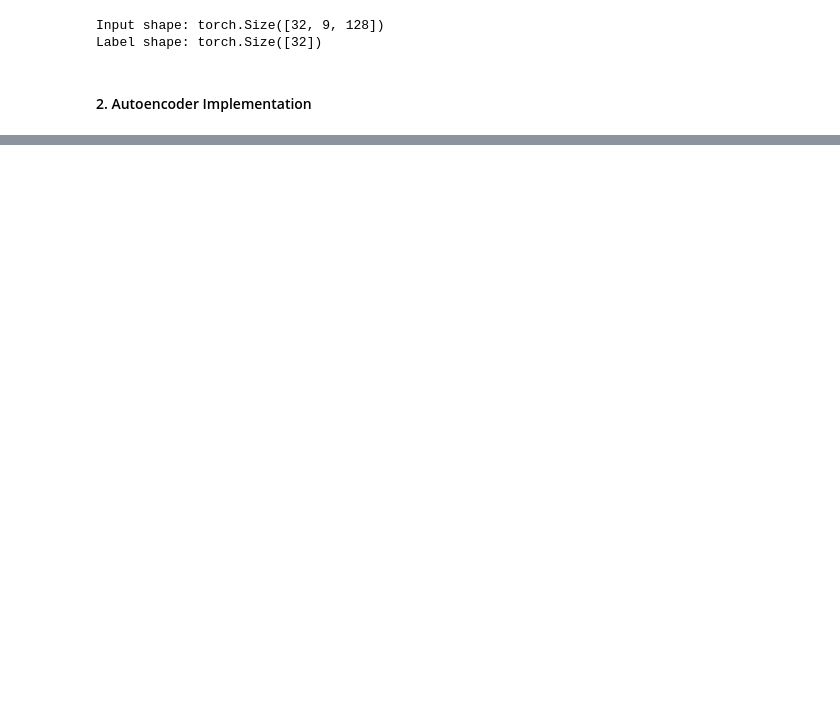
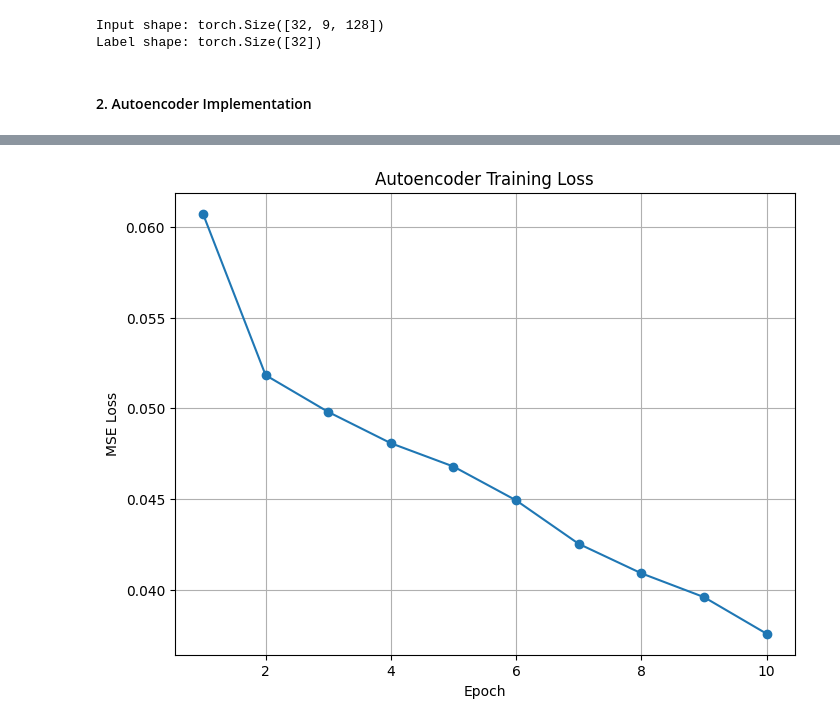
Before and after one commit to kkipngenokoech/MathsRequiredForAI, a Jupyter notebook: INTRO TO ML/HW4/q4.ipynb, the cells around one changed output, grey strips where cells are left out. Drawn from its saved outputs; the diff is of its cells as text; code cells hidden in the pictures; blank space fills up the shorter version.

```diff
--- a/INTRO TO ML/HW4/q4.ipynb
+++ b/INTRO TO ML/HW4/q4.ipynb
@@ -574,30 +582,38 @@ Label shape: torch.Size([32])
 
 #### 2. Autoencoder Implementation
 # %%
-import torch
 import torch.nn as nn
 import torch.optim as optim
-from torch.utils.data import Dataset, DataLoader
+import matplotlib.pyplot as plt
 
-# 2. Autoencoder Implementation
 class TimeSeriesAE(nn.Module):
-    def __init__(self, input_size=9, hidden_size = 64, encoding_dim=64):
+    def __init__(self, input_size=9, seq_length=128, hidden_size=64, encoding_dim=64):
         super().__init__()
+
+        # Transpose the input before feeding to GRU
+        self.input_size = input_size
+        self.seq_length = seq_length
+
         # Encoder
-         # TODO: bidirectional GRU with proper hidden layer size
-        self.encoder = nn.GRU(input_size, hidden_size, bidirectional=True, batch_first=True)
-        # TODO: fully connected layer for the encoder (output encoder_dim)
+        self.encoder = nn.GRU(input_size=input_size,
+                             hidden_size=hidden_size,
+                             batch_first=True,
+                             bidirectional=True)
         self.enc_fc = nn.Linear(hidden_size * 2, encoding_dim)  # *2 for bidirectional
 
         # Decoder
-        # TODO: fully connected layer for the decoder
-        self.dec_fc = nn.Linear(encoding_dim, hidden_size * 2)  # *2 for bidirectional
-        # TODO: bidirectional GRU with proper input and hidden layer size
-        self.decoder =  nn.GRU(hidden_size * 2, hidden_size, bidirectional=True, batch_first=True)
-        self.output_layer = torch.nn.Linear(hidden_size * 2, input_size) # fully connected layer for the output ( ouput is the input size)
-        # note The input is is hidden_size*2 for bidirectional
+        self.dec_fc = nn.Linear(encoding_dim, hidden_size)
+        self.decoder = nn.GRU(input_size=hidden_size,
+                              hidden_size=hidden_size,
+                              batch_first=True,
+                              bidirectional=True)
+        self.output_layer = nn.Linear(hidden_size * 2, input_size)  # Output matches input features
 
     def forward(self, x):
+        # x shape: [batch_size, num_features, seq_length]
+        # Need to transpose to [batch_size, seq_length, num_features]
+        x = x.transpose(1, 2)
+
         # Encoding
         _, hidden = self.encoder(x)
         hidden = torch.cat([hidden[-2], hidden[-1]], dim=1)  # Combine bidirectional
@@ -608,60 +624,59 @@ class TimeSeriesAE(nn.Module):
         out, _ = self.decoder(decoded)
         reconstructed = self.output_layer(out)
 
+        # Transpose back to original format [batch_size, num_features, seq_length]
+        reconstructed = reconstructed.transpose(1, 2)
+
         return reconstructed, encoded
-
-
 
 # Instantiate the model
 input_size = 9  # Number of features
+seq_length = 128  # Time steps
 hidden_size = 64
+encoding_dim = 64
 
-model = TimeSeriesAE(input_size)
+device = torch.device("cuda" if torch.cuda.is_available() else "cpu")
+model = TimeSeriesAE(input_size=input_size, seq_length=seq_length, hidden_size=hidden_size, encoding_dim=encoding_dim).to(device)
 
 # Define loss function and optimizer
 criterion = nn.MSELoss()
 optimizer = optim.Adam(model.parameters(), lr=0.001)
-# Move model to GPU if available
-device = torch.device("cuda" if torch.cuda.is_available() else "cpu")
-model.to(device)
-# Move data to GPU if available
-sample = sample.to(device)
-label = label.to(device)
 
+# Train loop for the autoencoder
+num_epochs = 10
+loss_history = []
 
-
-# TODO: Train loop for the autoencoder
-num_epochs = 10
 for epoch in range(num_epochs):
     model.train()
     total_loss = 0
+
     for batch_X, _ in train_loader:
-        # TODO <--code below-->
+        # Move batch to device
         batch_X = batch_X.to(device)
-        optimizer.zero_grad()
+
+        # Forward pass
         reconstructed, _ = model(batch_X)
         loss = criterion(reconstructed, batch_X)
+
+        # Backward pass and optimization
+        optimizer.zero_grad()
         loss.backward()
         optimizer.step()
+
         total_loss += loss.item()
-    # Print epoch loss
-    print(f"Epoch {epoch+1}/{num_epochs}, Loss: {total_loss/len(train_loader):.4f}")
 
+    # Calculate average loss for the epoch
+    avg_loss = total_loss / len(train_loader)
+    loss_history.append(avg_loss)
+    print(f"Epoch {epoch+1}/{num_epochs}, Loss: {avg_loss:.4f}")
 
-
-
-# Plotting the accuracy vs epcoh
+# Plotting the loss vs epoch
 plt.figure(figsize=(8, 6))
-# TODO <--code below-->
-plt.plot(range(1, num_epochs + 1), total_loss, marker='o')
-plt.title("Training Loss vs Epoch")
-plt.xlabel("Epoch")
-plt.ylabel("Loss")
-plt.xticks(range(1, num_epochs + 1))
-plt.grid()
-plt.axhline(y=0.1, color='r', linestyle='--', label='Target Loss')
-plt.legend()
-plt.tight_layout()
-
+plt.plot(range(1, num_epochs+1), loss_history, marker='o')
+plt.title('Autoencoder Training Loss')
+plt.xlabel('Epoch')
+plt.ylabel('MSE Loss')
+plt.grid(True)
+plt.savefig('autoencoder_training_loss.pdf', format='pdf', dpi=300, bbox_inches='tight')
 plt.show()
 # %% [output]
@@ -668,0 +693 @@ RuntimeError: input.size(-1) must be equal to input_size. Expected 9, got 128
+[figure, added]
```
Also changed, not shown: parts of 8 cells of this notebook, 3 other files.
